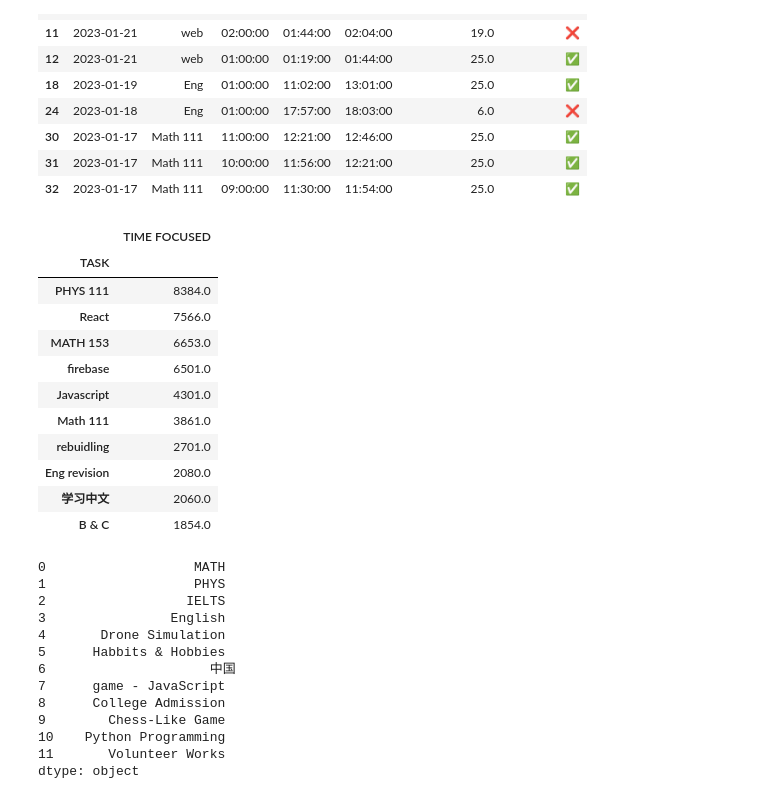
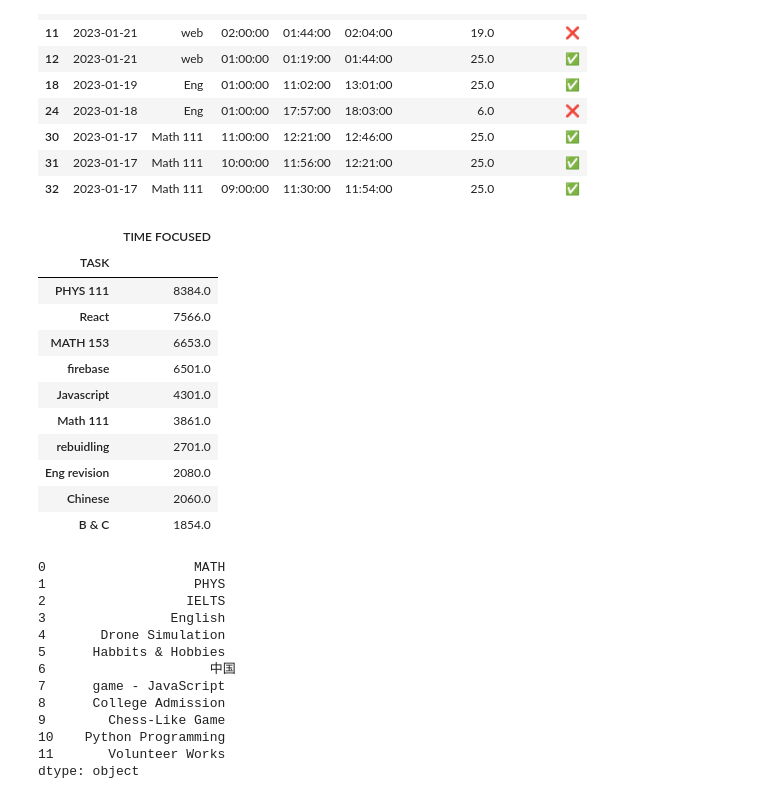
Before and after one commit to itszehrakaya/study-analysis, a Jupyter notebook: data_manipulation.ipynb, the cells around one changed output. Saved outputs shown, nothing was run; the diff lists cells and outputs as text; code cells hidden in the pictures.

```diff
--- a/data_manipulation.ipynb
+++ b/data_manipulation.ipynb
@@ -82,25 +82,25 @@ df.head(10)
 # %%
 df_copy = df.copy()
 
 df_copy.loc[df_copy['TASK'].str.contains('Ch|ch|CH'), 'TASK'] = 'PHYS 111'
 df_copy.loc[df_copy['TASK'].str.contains('153'), 'TASK'] = 'MATH 153'
 df_copy.loc[df_copy['TASK'].str.contains('April|March|February|Revision|Eng'), 'TASK'] = 'Eng revision'
 df_copy.loc[df_copy['TASK'].str.contains('Py'), 'TASK'] = 'Python'
-
+df_copy.loc[df_copy['TASK'].str.contains('学习中文'), 'TASK'] = 'Chinese'
 time_spent = df_copy.groupby(['TASK']).sum()
 time_spent.sort_values(by=['TIME FOCUSED'], ascending= False).head(10)
 # %% [output]
 |  | TIME FOCUSED |
 | TASK |  |
 | PHYS 111 | 8384.0 |
 | React | 7566.0 |
 | MATH 153 | 6653.0 |
 | firebase | 6501.0 |
 | Javascript | 4301.0 |
 | Math 111 | 3861.0 |
 | rebuidling | 2701.0 |
 | Eng revision | 2080.0 |
-| 学习中文 | 2060.0 |
+| Chinese | 2060.0 |
 | B & C | 1854.0 |
 # %%
 checklist = pd.Series(['MATH', 'PHYS','IELTS','English',
```
Also changed, not shown: parts of 4 cells of this notebook.
